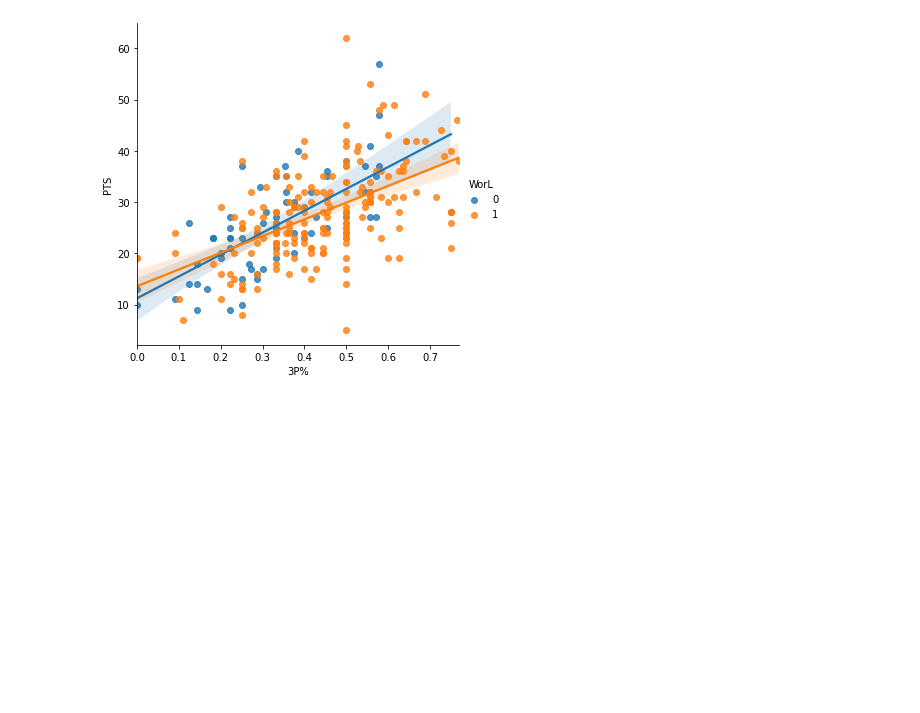
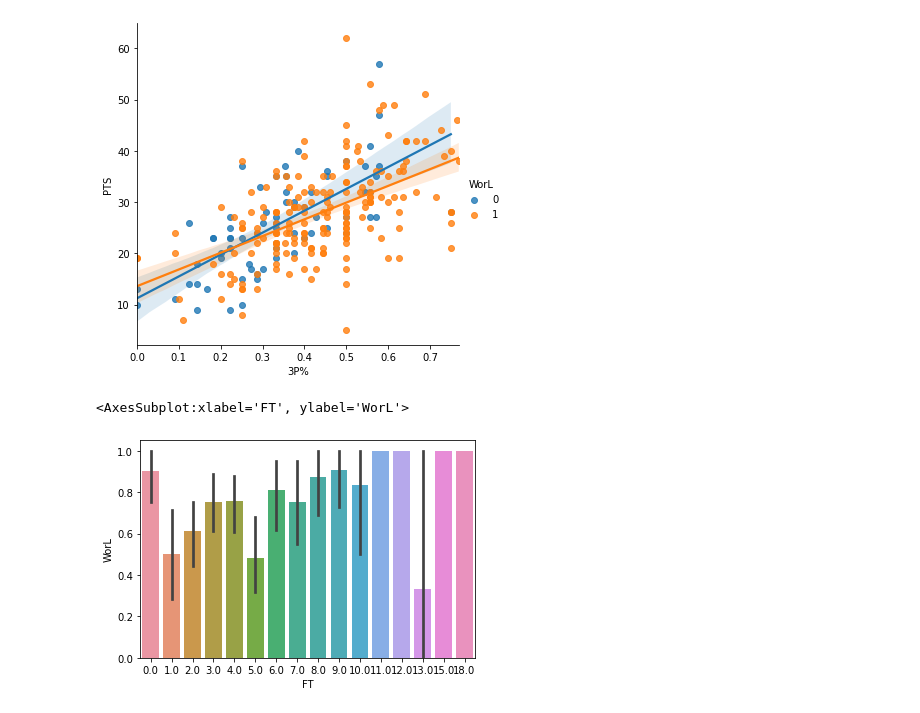
Before and after one commit to MarkHuangMD/ML100Days, a Jupyter notebook: Practice, random/[Project 01] NBA_Curry.ipynb, the cells around one changed output. Drawn from its saved outputs; the diff is of its cells as text; code cells hidden in the pictures; blank space fills up the shorter version.

```diff
--- a/Practice, random/[Project 01] NBA_Curry.ipynb
+++ b/Practice, random/[Project 01] NBA_Curry.ipynb
@@ -208,3 +208,12 @@ Name: WorL, dtype: float64
 PTS_relation = sns.lmplot(x="3P%", y="PTS", hue="WorL", data=data_2016_to_2021)
 # %% [output]
 [figure]
+# %%
+# barplot code
+# with_hue = sns.barplot(x="sex", y="survived", hue='class', data=titanic)
+# print('with Hue:', with_hue)
+
+sns.barplot(x='FT', y='WorL', data=data_2016_to_2021)
+# %% [output]
+<AxesSubplot:xlabel='FT', ylabel='WorL'>
+[figure, added]
```
Also changed, not shown: parts of 1 cell of this notebook.
